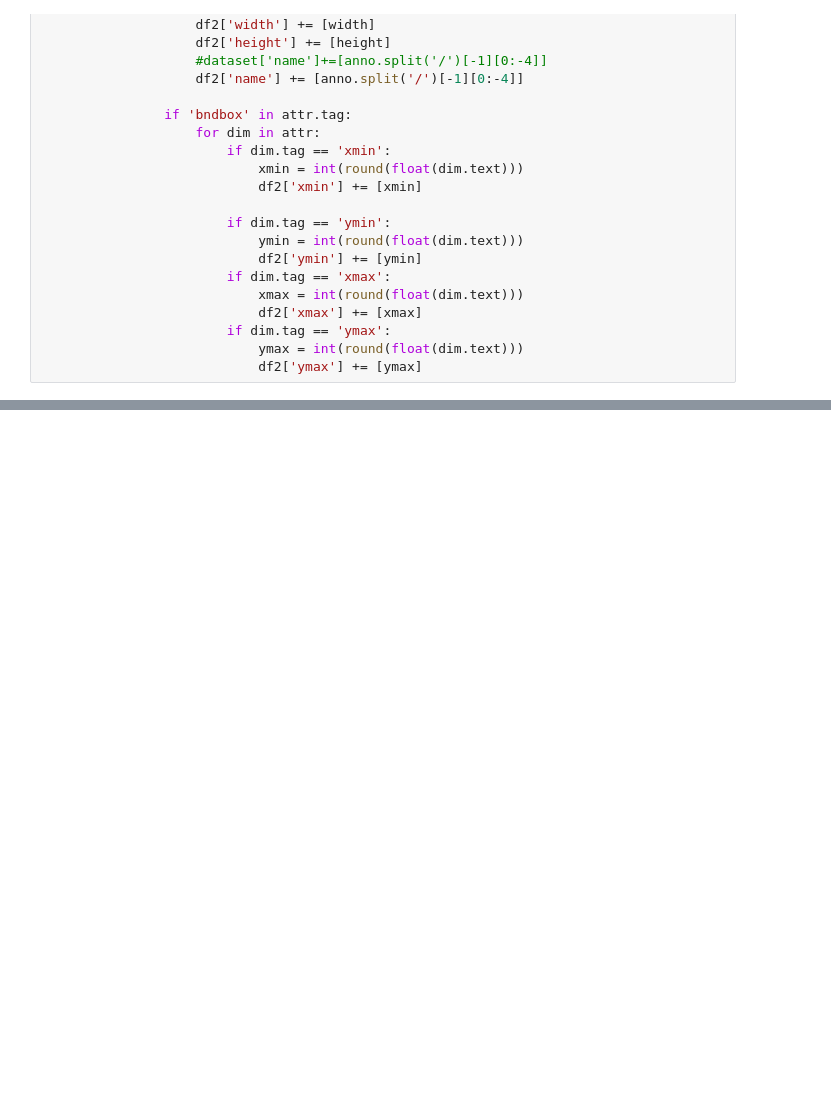
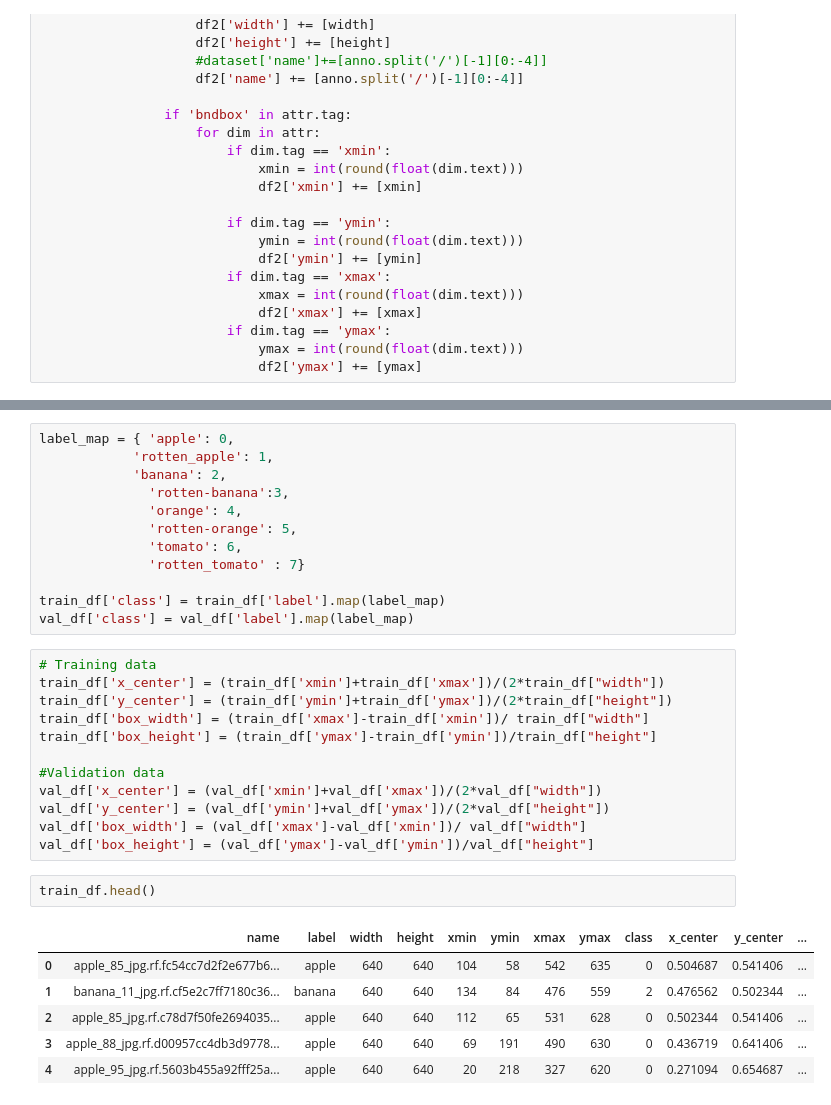
Before and after one commit to owenc8/CV_Project_freshVSrotten, a Jupyter notebook: CV_project_bananas.ipynb, the cells around one changed output, grey strips where cells are left out. Cells and saved outputs as stored; diff of their text form; blank space fills up the shorter version.

```diff
--- a/CV_project_bananas.ipynb
+++ b/CV_project_bananas.ipynb
@@ -179,0 +274,33 @@ val_df.head()
+# %%
+label_map = { 'apple': 0,
+            'rotten_apple': 1,
+            'banana': 2,
+              'rotten-banana':3,
+              'orange': 4,
+              'rotten-orange': 5,
+              'tomato': 6,
+              'rotten_tomato' : 7}
+
+train_df['class'] = train_df['label'].map(label_map)
+val_df['class'] = val_df['label'].map(label_map)
+# %%
+# Training data
+train_df['x_center'] = (train_df['xmin']+train_df['xmax'])/(2*train_df["width"])
+train_df['y_center'] = (train_df['ymin']+train_df['ymax'])/(2*train_df["height"])
+train_df['box_width'] = (train_df['xmax']-train_df['xmin'])/ train_df["width"]
+train_df['box_height'] = (train_df['ymax']-train_df['ymin'])/train_df["height"]
+
+#Validation data
+val_df['x_center'] = (val_df['xmin']+val_df['xmax'])/(2*val_df["width"])
+val_df['y_center'] = (val_df['ymin']+val_df['ymax'])/(2*val_df["height"])
+val_df['box_width'] = (val_df['xmax']-val_df['xmin'])/ val_df["width"]
+val_df['box_height'] = (val_df['ymax']-val_df['ymin'])/val_df["height"]
+# %%
+train_df.head()
+# %% [output]
+|  | name | label | width | height | xmin | ymin | xmax | ymax | class | x_center | y_center | ... |
+| 0 | apple_85_jpg.rf.fc54cc7d2f2e677b6... | apple | 640 | 640 | 104 | 58 | 542 | 635 | 0 | 0.504687 | 0.541406 | ... |
+| 1 | banana_11_jpg.rf.cf5e2c7ff7180c36... | banana | 640 | 640 | 134 | 84 | 476 | 559 | 2 | 0.476562 | 0.502344 | ... |
+| 2 | apple_85_jpg.rf.c78d7f50fe2694035... | apple | 640 | 640 | 112 | 65 | 531 | 628 | 0 | 0.502344 | 0.541406 | ... |
+| 3 | apple_88_jpg.rf.d00957cc4db3d9778... | apple | 640 | 640 | 69 | 191 | 490 | 630 | 0 | 0.436719 | 0.641406 | ... |
+| 4 | apple_95_jpg.rf.5603b455a92fff25a... | apple | 640 | 640 | 20 | 218 | 327 | 620 | 0 | 0.271094 | 0.654687 | ... |
```
Also changed, not shown: parts of 16 cells of this notebook.
